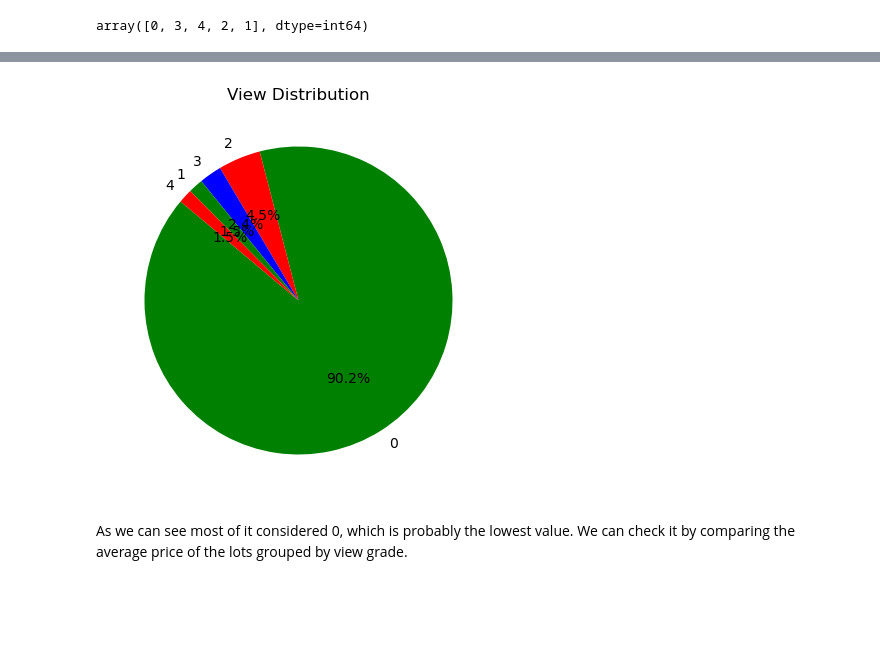
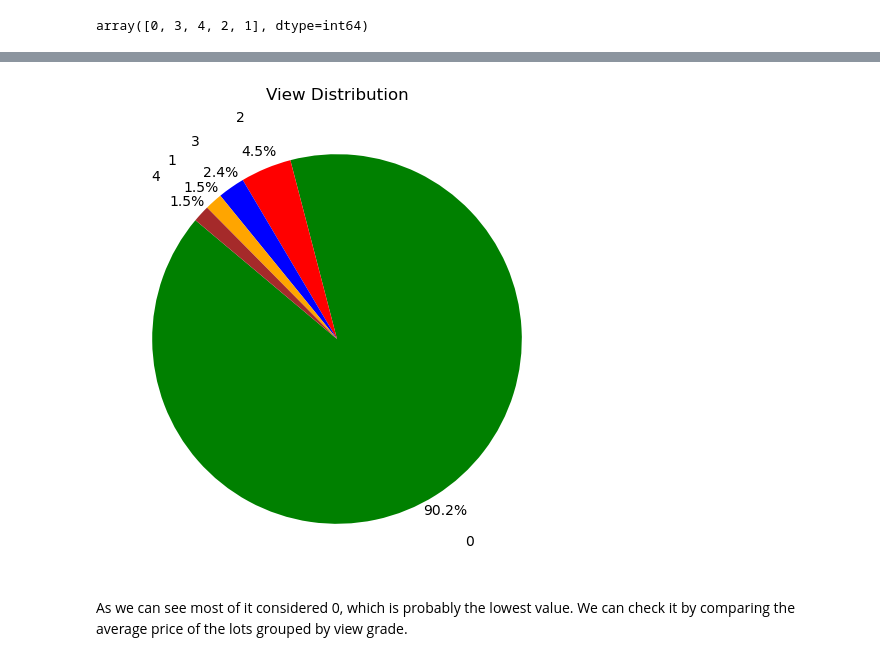
Before and after one commit to annalaczko/ML-Group-1-Assignment-1, a Jupyter notebook: ML-A1.ipynb, the cells around one changed output, grey strips where cells are left out. Drawn from its saved outputs; the diff is of its cells as text; code cells hidden in the pictures; blank space fills up the shorter version.

```diff
--- a/ML-A1.ipynb
+++ b/ML-A1.ipynb
@@ -212,13 +235,13 @@ array([0, 3, 4, 2, 1], dtype=int64)
 # %%
 view_counts = df_housing['view'].value_counts()
 
-plt.figure(figsize=(8, 5))
-plt.pie(view_counts, labels=view_counts.index, autopct='%1.1f%%', startangle=140, colors=['green', 'red', 'blue'])
+plt.figure(figsize=(10, 6))
+plt.pie(view_counts, labels=view_counts.index, autopct='%1.1f%%', startangle=140, pctdistance=1.1, labeldistance=1.3, colors=['green', 'red', 'blue', 'orange', 'brown'])
 plt.title('View Distribution')
 plt.grid(axis='y', linestyle='--', alpha=0.7)
 plt.show()
 # %% [output]
-[figure, old version]
+[figure, new version]
 # %% [markdown]
 As we can see most of it considered 0, which is probably the lowest value. We can check it by comparing the average price of the lots grouped by view grade.
 # %%
```
Also changed, not shown: parts of 9 cells of this notebook.
